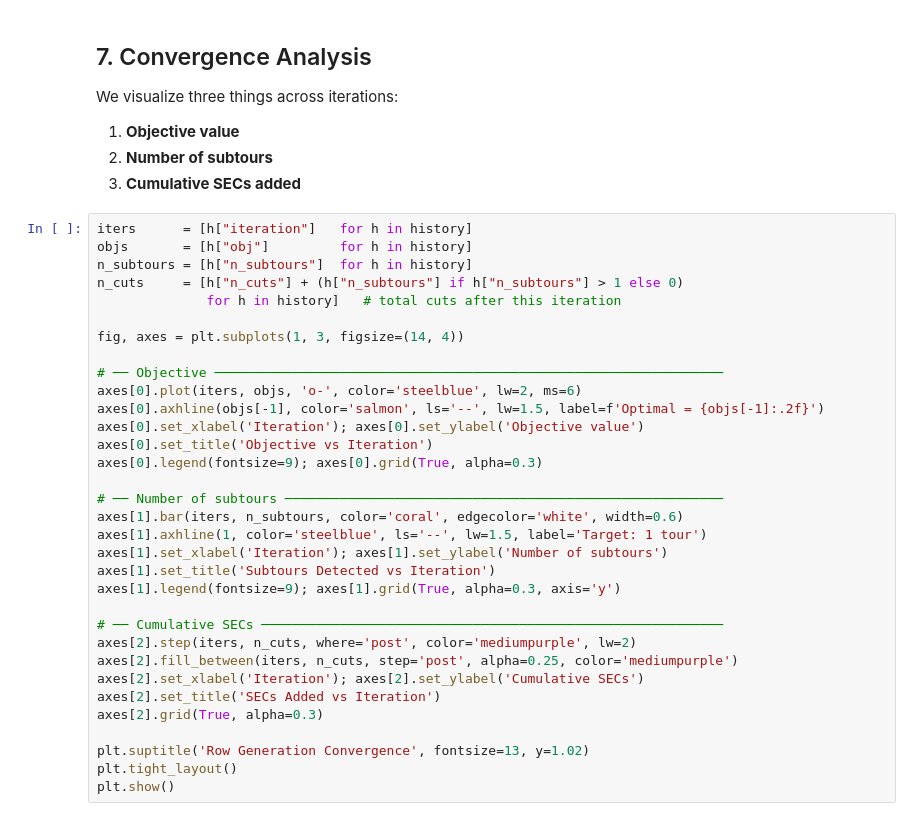
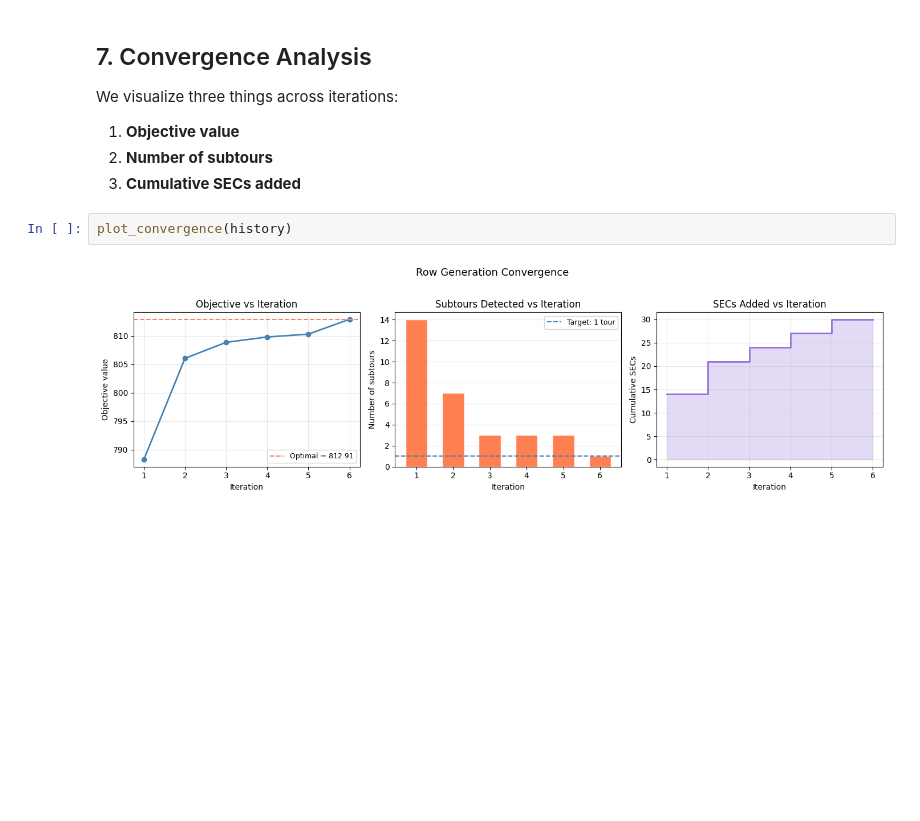
Before and after one commit to 1ozturkbe/tsp, a Jupyter notebook: tsp_row_generation.ipynb, the cells around one changed output. Saved outputs shown, nothing was run; the diff lists cells and outputs as text; blank space fills up the shorter version.

```diff
--- a/tsp_row_generation.ipynb
+++ b/tsp_row_generation.ipynb
@@ -469,36 +229,7 @@ We visualize three things across iterations:
 1. **Objective value**
 2. **Number of subtours**
 3. **Cumulative SECs added**
-# %%
-iters      = [h["iteration"]   for h in history]
-objs       = [h["obj"]         for h in history]
-n_subtours = [h["n_subtours"]  for h in history]
-n_cuts     = [h["n_cuts"] + (h["n_subtours"] if h["n_subtours"] > 1 else 0)
-              for h in history]   # total cuts after this iteration
-
-fig, axes = plt.subplots(1, 3, figsize=(14, 4))
-
-# ── Objective ─────────────────────────────────────────────────────────────────
-axes[0].plot(iters, objs, 'o-', color='steelblue', lw=2, ms=6)
-axes[0].axhline(objs[-1], color='salmon', ls='--', lw=1.5, label=f'Optimal = {objs[-1]:.2f}')
-axes[0].set_xlabel('Iteration'); axes[0].set_ylabel('Objective value')
-axes[0].set_title('Objective vs Iteration')
-axes[0].legend(fontsize=9); axes[0].grid(True, alpha=0.3)
-
-# ── Number of subtours ────────────────────────────────────────────────────────
-axes[1].bar(iters, n_subtours, color='coral', edgecolor='white', width=0.6)
-axes[1].axhline(1, color='steelblue', ls='--', lw=1.5, label='Target: 1 tour')
-axes[1].set_xlabel('Iteration'); axes[1].set_ylabel('Number of subtours')
-axes[1].set_title('Subtours Detected vs Iteration')
-axes[1].legend(fontsize=9); axes[1].grid(True, alpha=0.3, axis='y')
-
-# ── Cumulative SECs ───────────────────────────────────────────────────────────
-axes[2].step(iters, n_cuts, where='post', color='mediumpurple', lw=2)
-axes[2].fill_between(iters, n_cuts, step='post', alpha=0.25, color='mediumpurple')
-axes[2].set_xlabel('Iteration'); axes[2].set_ylabel('Cumulative SECs')
-axes[2].set_title('SECs Added vs Iteration')
-axes[2].grid(True, alpha=0.3)
-
-plt.suptitle('Row Generation Convergence', fontsize=13, y=1.02)
-plt.tight_layout()
-plt.show()
+# %%
+plot_convergence(history)
+# %% [output]
+[figure, added]
```
Also changed, not shown: parts of 14 cells of this notebook, 8 other files.
